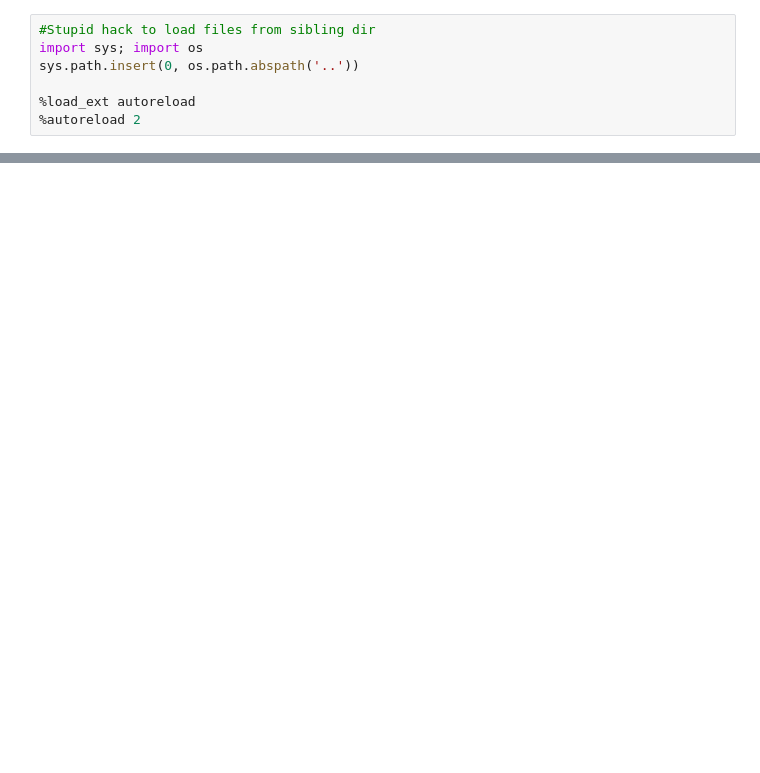
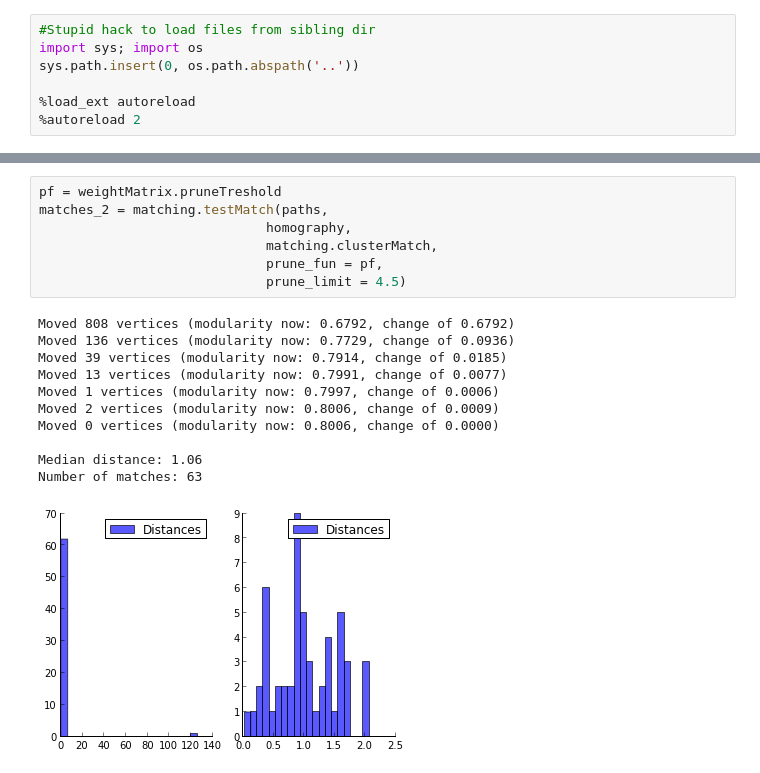
Before and after one commit to arnfred/Mirror-Match, a Jupyter notebook: code/cluster-match/acr-test.ipynb, the cells around one changed output, grey strips where cells are left out. Drawn from its saved outputs; the diff is of its cells as text; blank space fills up the shorter version.

```diff
--- a/code/cluster-match/acr-test.ipynb
+++ b/code/cluster-match/acr-test.ipynb
@@ -29,0 +33,19 @@ Number of matches: 64
+# %%
+pf = weightMatrix.pruneTreshold
+matches_2 = matching.testMatch(paths,
+                             homography,
+                             matching.clusterMatch,
+                             prune_fun = pf,
+                             prune_limit = 4.5)
+# %% [output]
+Moved 808 vertices (modularity now: 0.6792, change of 0.6792)
+Moved 136 vertices (modularity now: 0.7729, change of 0.0936)
+Moved 39 vertices (modularity now: 0.7914, change of 0.0185)
+Moved 13 vertices (modularity now: 0.7991, change of 0.0077)
+Moved 1 vertices (modularity now: 0.7997, change of 0.0006)
+Moved 2 vertices (modularity now: 0.8006, change of 0.0009)
+Moved 0 vertices (modularity now: 0.8006, change of 0.0000)
+
+Median distance: 1.06
+Number of matches: 63
+[figure, added]
```
Also changed, not shown: parts of 8 cells of this notebook, 3 other files.
